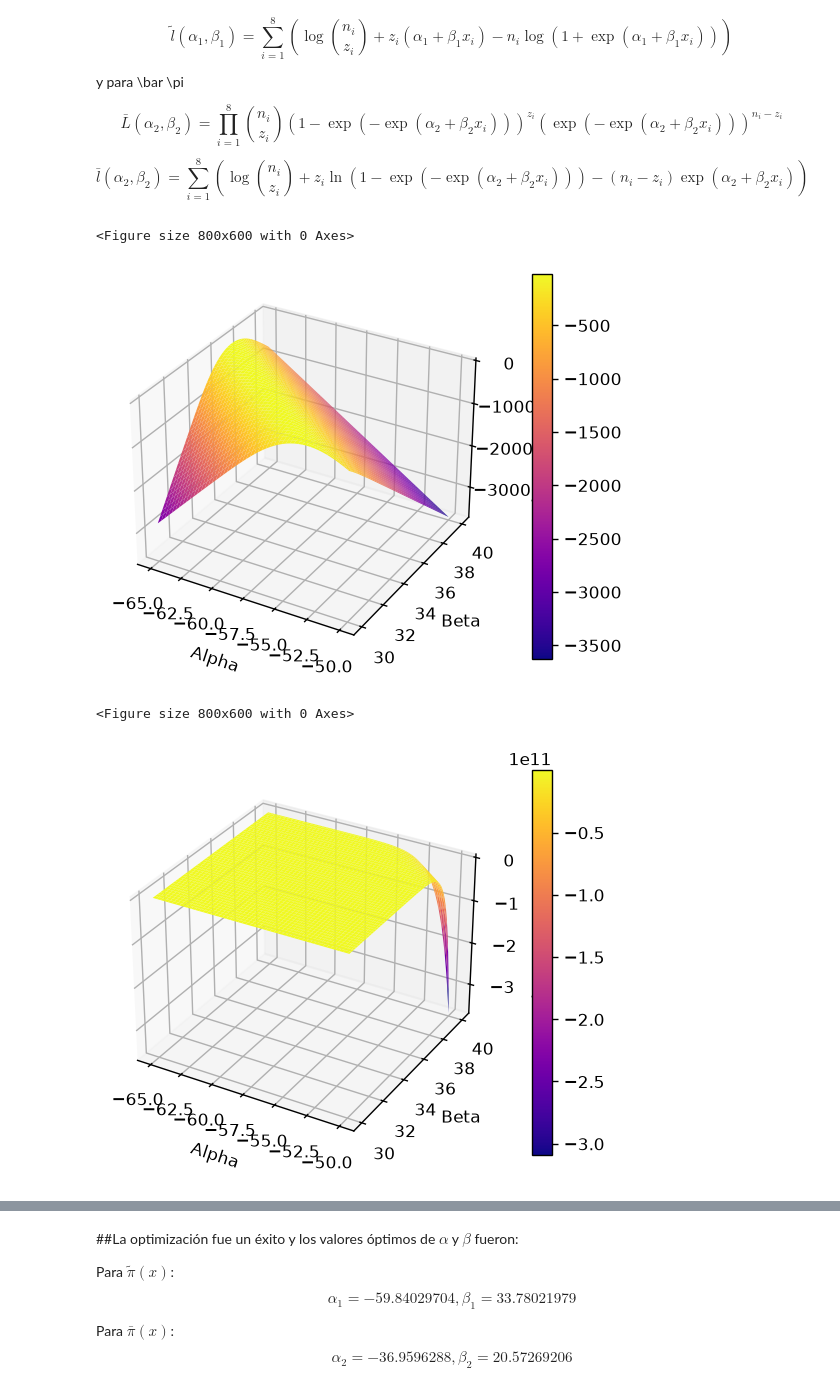
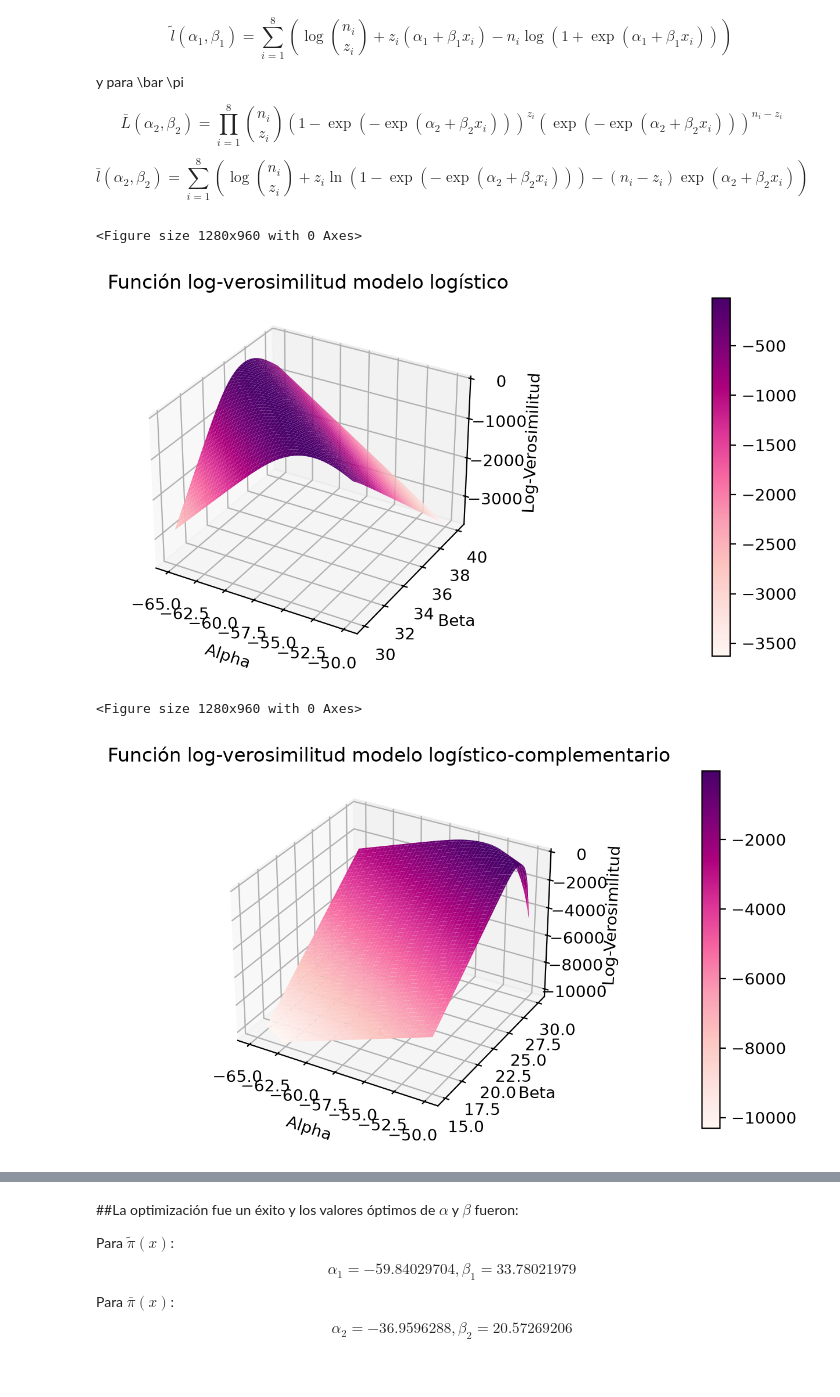
Before and after one commit to benjitabravocarvajal-spec/Tarea-1-estadistica, a Jupyter notebook: notebooks/tarea_1_parte_3.ipynb, the cells around one changed output, grey strips where cells are left out. Cells and saved outputs as stored; diff of their text form; code cells hidden in the pictures.

```diff
--- a/notebooks/tarea_1_parte_3.ipynb
+++ b/notebooks/tarea_1_parte_3.ipynb
@@ -105,40 +105,47 @@ def l_vbar(alpha, beta):
 # %%
 from numpy import meshgrid
 
 
-x = np.linspace(-65, -50, 100)
-y = np.linspace(30, 40, 100)
-ALPHA, BETA = meshgrid(x, y)
+x1 = np.linspace(-65, -50, 100)
+y1 = np.linspace(30, 40, 100)
+
+x2 = np.linspace(-40, -25, 100)
+y2 = np.linspace(15, 30, 100)
+
+ALPHA1, BETA1 = meshgrid(x1, y1)
+ALPHA2, BETA2 = meshgrid(x1, y2)
 
 l_v1 = np.vectorize(l_vtilde)
 l_v2 = np.vectorize(l_vbar)
-z1 = l_v1(ALPHA, BETA)
-z2 = l_v2(ALPHA, BETA)
+z1 = l_v1(ALPHA1, BETA1)
+z2 = l_v2(ALPHA2, BETA2)
 
 fig1 = plt.figure()
-fig1 = plt.figure(figsize=(8, 4))
+fig1 = plt.figure(figsize=(50, 4))
 ax1 = fig1.add_subplot(projection="3d")
-surf = ax1.plot_surface(ALPHA, BETA, z1, cmap="plasma")
+surf = ax1.plot_surface(ALPHA1, BETA1, z1, cmap="RdPu")
 ax1.set_xlabel("Alpha")
 ax1.set_ylabel("Beta")
 ax1.set_zlabel("Log-Verosimilitud")
+ax1.set_title("Función log-verosimilitud modelo logístico")
 fig1.colorbar(surf)
 
 fig2 = plt.figure()
-fig2 = plt.figure(figsize=(8, 4))
+fig2 = plt.figure(figsize=(30, 4))
 ax2 = fig2.add_subplot(projection="3d")
-surf = ax2.plot_surface(ALPHA, BETA, z2, cmap="plasma")
+surf = ax2.plot_surface(ALPHA2, BETA2, z2, cmap="RdPu")
 ax2.set_xlabel("Alpha")
 ax2.set_ylabel("Beta")
 ax2.set_zlabel("Log-Verosimilitud")
+ax2.set_title("Función log-verosimilitud modelo logístico-complementario")
 fig2.colorbar(surf)
 
 plt.show()
 # %% [output]
-<Figure size 800x600 with 0 Axes>
+<Figure size 1280x960 with 0 Axes>
-[figure, old version]
+[figure, new version]
-<Figure size 800x600 with 0 Axes>
+<Figure size 1280x960 with 0 Axes>
-[figure, old version]
+[figure, new version]
 # %%
 ##Optimización funcion log-verosimilitud
 
```
Also changed, not shown: parts of 4 cells of this notebook, 20 other files.
